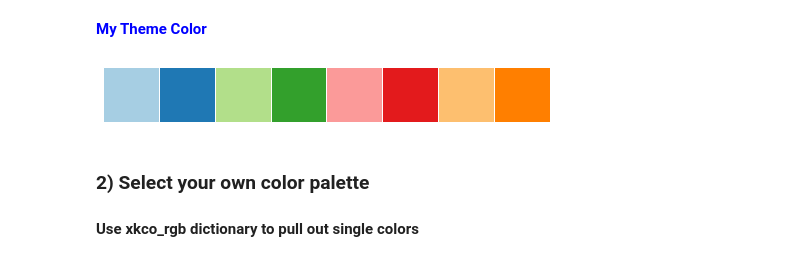
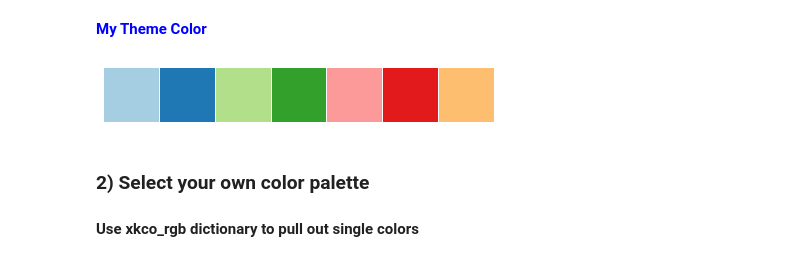
Before and after one commit to Lilyhappiness/python_graphs, a Jupyter notebook: python_training.ipynb, the cells around one changed output. Saved outputs shown, nothing was run; the diff lists cells and outputs as text; code cells hidden in the pictures.

```diff
--- a/python_training.ipynb
+++ b/python_training.ipynb
@@ -66,9 +75,9 @@ For more seaborn functions, please visit https://seaborn.pydata.org/tutorial/col
 # %% [markdown]
 <span style="color:blue">**My Theme Color**</span>
 # %%
-sns.palplot(sns.color_palette("Paired",8))
+sns.palplot(sns.color_palette("Paired",7))
 # %% [output]
-[figure, old version]
+[figure, new version]
 # %%
 my_color = sns.color_palette("Paired",7)
 # %% [markdown]
```
Also changed, not shown: parts of 19 cells of this notebook.
